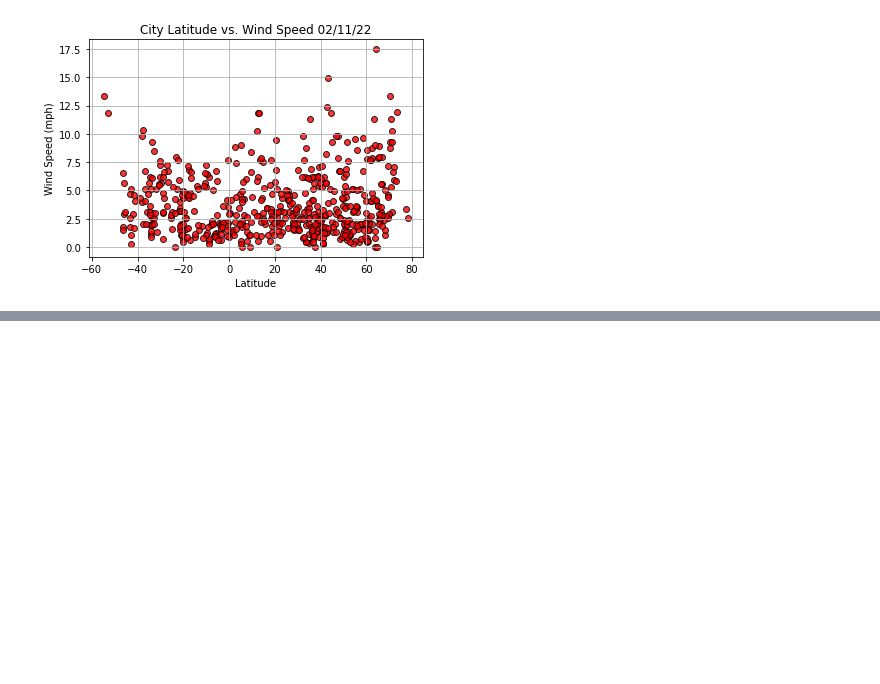
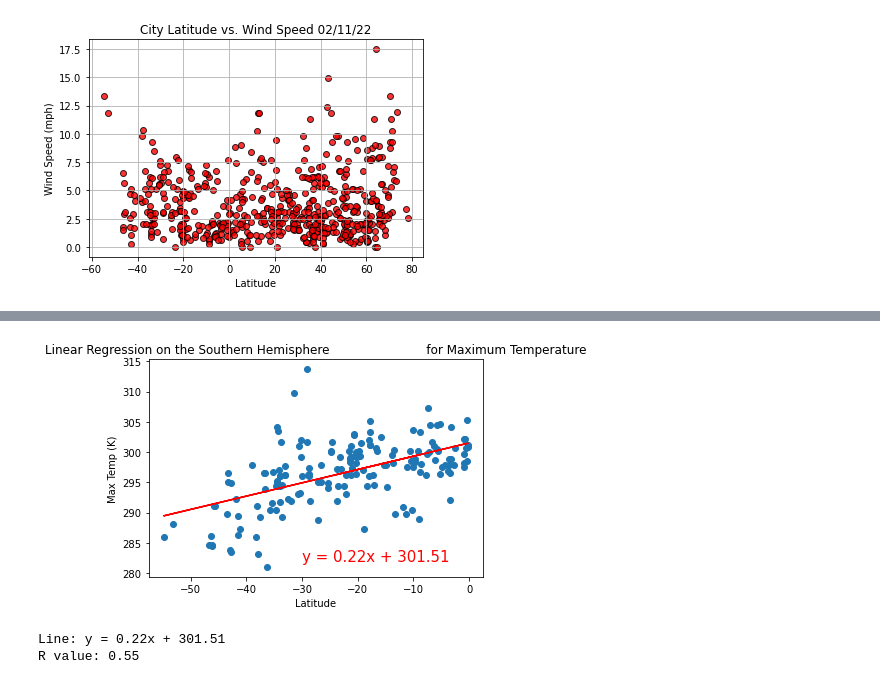
Before and after one commit to bkuropa/World_Weather_Analysis, a Jupyter notebook: WeatherPy.ipynb, the cells around one changed output, grey strips where cells are left out. Cells and saved outputs as stored; diff of their text form; code cells hidden in the pictures; blank space fills up the shorter version.

```diff
--- a/WeatherPy.ipynb
+++ b/WeatherPy.ipynb
@@ -260,0 +300,12 @@ query
+# %%
+# Linear regression on the Northern Hemisphere
+x_values = southern_hemi_df["Lat"]
+y_values = southern_hemi_df["Max Temp"]
+# Call the function.
+plot_linear_regression(x_values, y_values,
+                       'Linear Regression on the Southern Hemisphere \
+                        for Maximum Temperature', 'Max Temp (K)',(-30,282))
+# %% [output]
+[figure, added]
+Line: y = 0.22x + 301.51
+R value: 0.55
```
Also changed, not shown: parts of 11 cells of this notebook.
